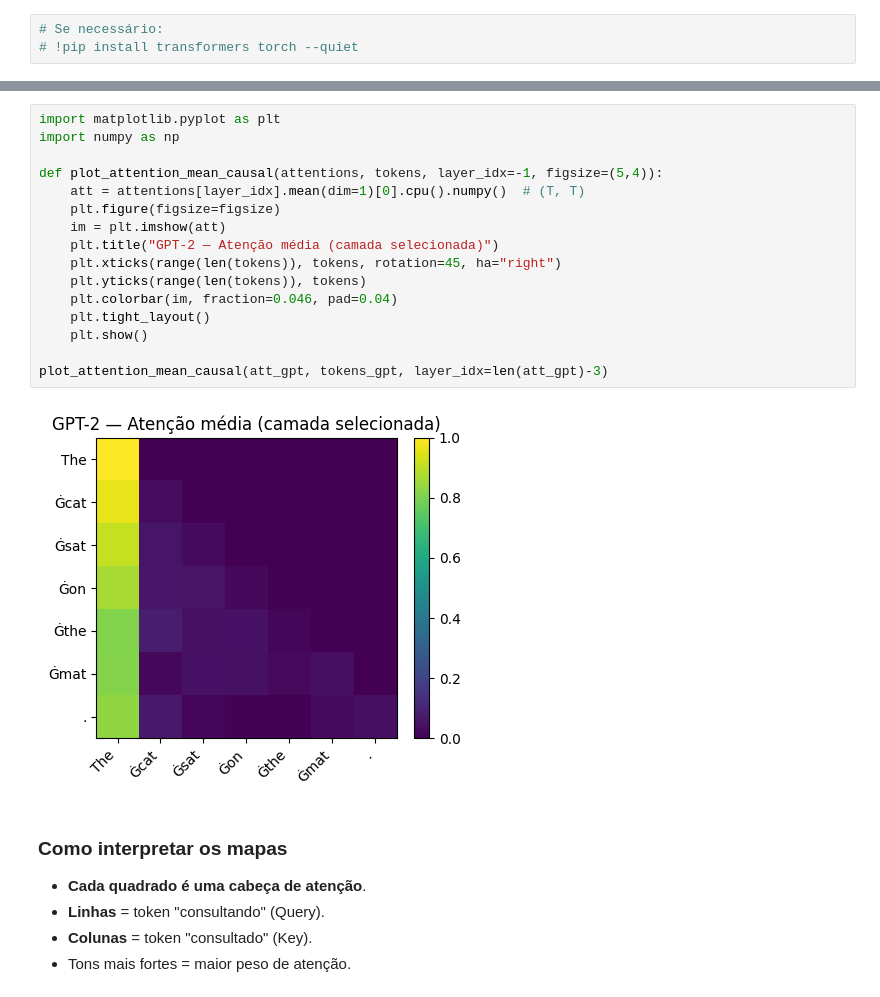
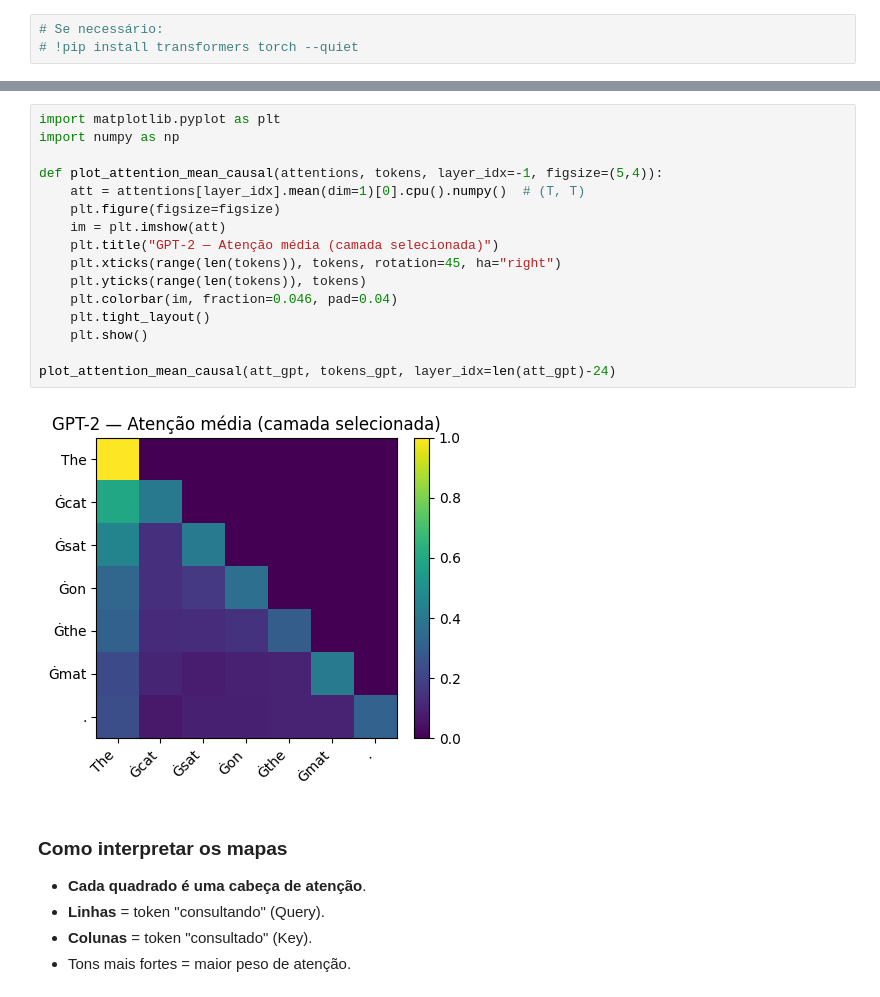
Before and after one commit to bmnogueira-ufms/TopicosIA-2025-02, a Jupyter notebook: aulas/3.3.modelos_de_linguagem_parte_3.ipynb, the cells around one changed output, grey strips where cells are left out. Saved outputs shown, nothing was run; the diff lists cells and outputs as text.

```diff
--- a/aulas/3.3.modelos_de_linguagem_parte_3.ipynb
+++ b/aulas/3.3.modelos_de_linguagem_parte_3.ipynb
@@ -37,21 +40,21 @@ Tokens GPT-2: ['The', 'Ġcat', 'Ġsat', 'Ġon', 'Ġthe', 'Ġmat', '.']
 # %%
 import matplotlib.pyplot as plt
 import numpy as np
 
 def plot_attention_mean_causal(attentions, tokens, layer_idx=-1, figsize=(5,4)):
     att = attentions[layer_idx].mean(dim=1)[0].cpu().numpy()  # (T, T)
     plt.figure(figsize=figsize)
     im = plt.imshow(att)
     plt.title("GPT-2 — Atenção média (camada selecionada)")
     plt.xticks(range(len(tokens)), tokens, rotation=45, ha="right")
     plt.yticks(range(len(tokens)), tokens)
     plt.colorbar(im, fraction=0.046, pad=0.04)
     plt.tight_layout()
     plt.show()
 
-plot_attention_mean_causal(att_gpt, tokens_gpt, layer_idx=len(att_gpt)-3)
+plot_attention_mean_causal(att_gpt, tokens_gpt, layer_idx=len(att_gpt)-24)
 # %% [output]
-[figure, old version]
+[figure, new version]
 # %% [markdown]
 ### Como interpretar os mapas
 
```
Also changed, not shown: parts of 2 cells of this notebook, 2 other files.
